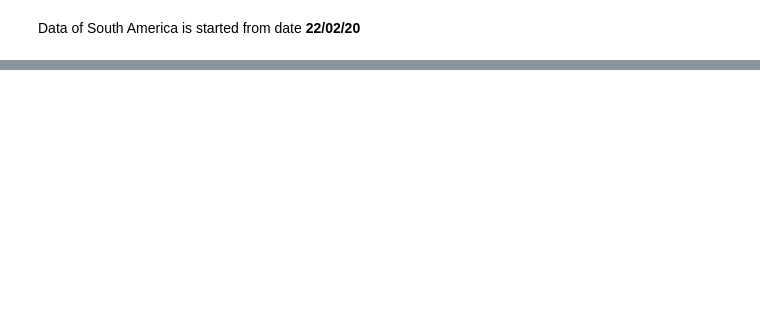
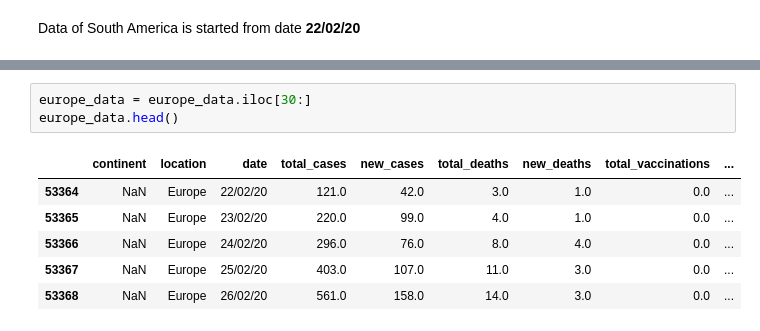
Before and after one commit to SirajAtFiverr/DataScience, a Jupyter notebook: practise.ipynb, the cells around one changed output, grey strips where cells are left out. Cells and saved outputs as stored; diff of their text form; blank space fills up the shorter version.

```diff
--- a/practise.ipynb
+++ b/practise.ipynb
@@ -270,0 +316,10 @@ Data of South America is started from date **22/02/20**
+# %%
+europe_data = europe_data.iloc[30:]
+europe_data.head()
+# %% [output]
+|  | continent | location | date | total_cases | new_cases | total_deaths | new_deaths | total_vaccinations | ... |
+| 53364 | NaN | Europe | 22/02/20 | 121.0 | 42.0 | 3.0 | 1.0 | 0.0 | ... |
+| 53365 | NaN | Europe | 23/02/20 | 220.0 | 99.0 | 4.0 | 1.0 | 0.0 | ... |
+| 53366 | NaN | Europe | 24/02/20 | 296.0 | 76.0 | 8.0 | 4.0 | 0.0 | ... |
+| 53367 | NaN | Europe | 25/02/20 | 403.0 | 107.0 | 11.0 | 3.0 | 0.0 | ... |
+| 53368 | NaN | Europe | 26/02/20 | 561.0 | 158.0 | 14.0 | 3.0 | 0.0 | ... |
```
Also changed, not shown: parts of 9 cells of this notebook.
